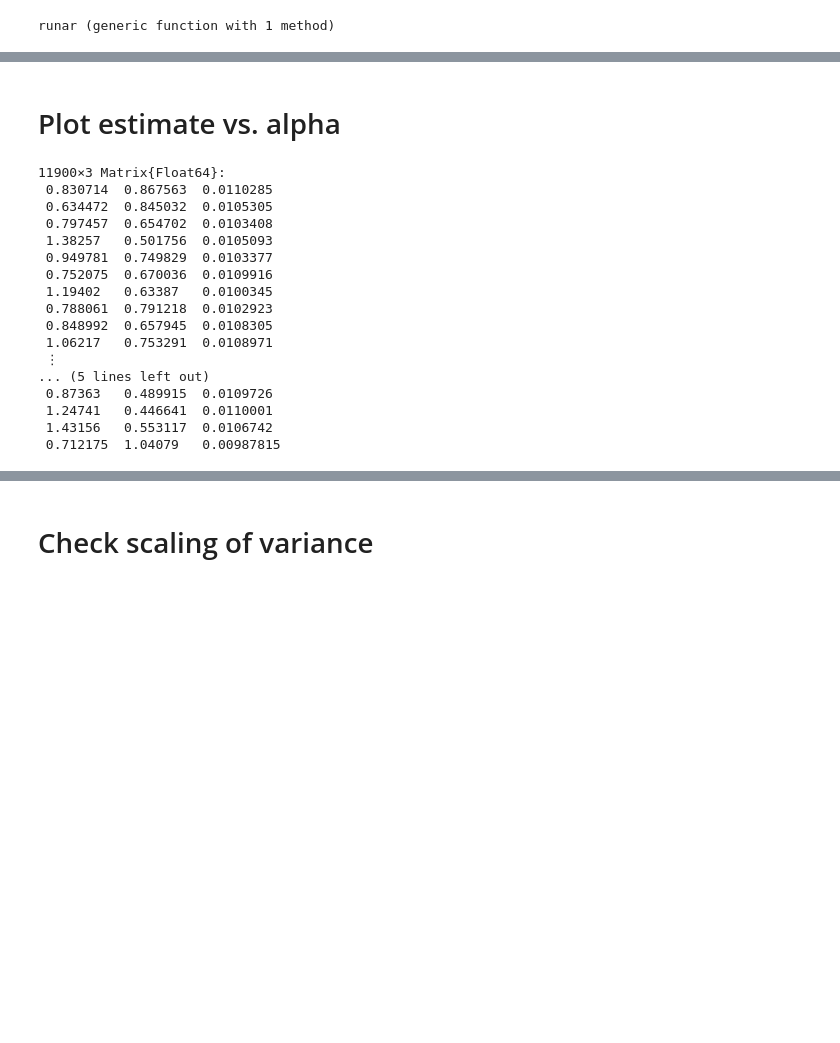
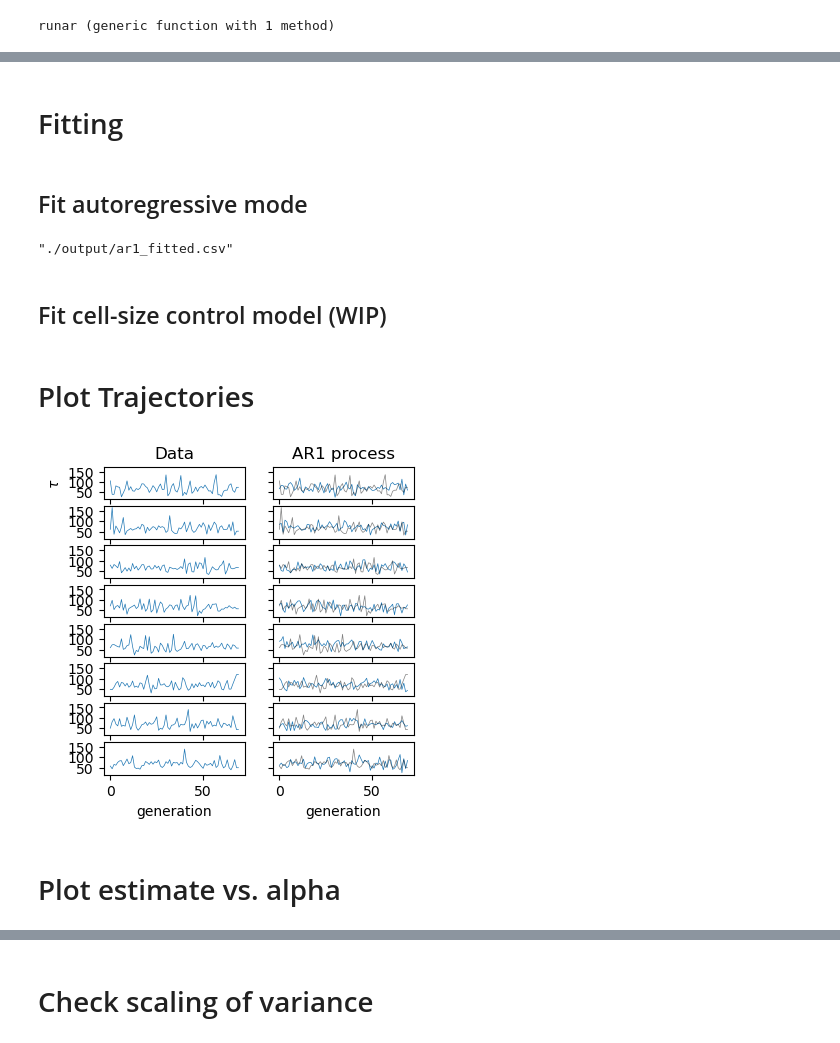
Before and after one commit to elevien/LDPrediction, a Jupyter notebook: src/PAPER_mothermachine.ipynb, the cells around one changed output, grey strips where cells are left out. Cells and saved outputs as stored; diff of their text form; code cells hidden in the pictures; blank space fills up the shorter version.

```diff
--- a/src/PAPER_mothermachine.ipynb
+++ b/src/PAPER_mothermachine.ipynb
@@ -45,7 +23,0 @@ data[:,:ϕ] = log.(data.s0) ./ data.gt;
-# %%
-
-y = Matrix(data[data.lineage .== 2,[:ϕ,:gt]]);
-L = length(y[:,1])
-X = hcat(ones(L-1),y[1:L-1,:])
-b = X\y[2:end,:]
-b'*vcat(1,y[1,:])
@@ -110,27 +67,47 @@ fig
+# %% [markdown]
+# Fitting
+# %% [markdown]
+## Fit autoregressive mode
+# %%
+
+y = Matrix(data[data.lineage .== 50,[:gt]]);
+L = length(y[:,1])
+M = 70
+θ_fit = fitar(y);
+times = runar(y[1,:],θ_fit,L*M);
+n = vcat([collect(1:L) for k in 1:M]...);
+lineages = vcat([ones(L)*k for k in 1:M]...);
+ar1 = DataFrame((lineage=lineages,gt = times[:,1],t=cumsum( times[:,1]),n=n));
+ar1.t = vcat([ar1[ar1.lineage .==l,:t] .- ar1[ar1.lineage .==l,:t][1] for l in unique(ar1.lineage)]...);
+
+#θ_fit = @set θ_fit.b[2,1] = 0;
+ar1
+CSV.write("./output/ar1_fitted.csv",ar1)
+# %% [output]
+"./output/ar1_fitted.csv"
+# %% [markdown]
+## Fit cell-size control model (WIP)
+# %% [markdown]
+# Plot Trajectories
+# %%
+nrows = 8
+fig, axs= subplots(figsize=(4,4),ncols = 2,nrows=nrows,sharex=true,sharey=true)
+
+for l in  1:nrows
+    ax = axs[l-1,1]
+    ax.plot(ar1[ar1.lineage .== l,:gt],"-",lw=0.5)
+    ax.plot(data[data.lineage .== l,:gt],"k-",alpha=0.5,lw=0.5)
+
+    ax = axs[l-1,0]
+    ax.plot(data[data.lineage .== l,:gt],"-",lw=0.5)
+end
+axs[0,0].set_title("Data")
+axs[0,0].set_ylabel(L"$\tau$")
+axs[-1,0].set_xlabel("generation")
+axs[-1,1].set_xlabel("generation")
+axs[0,1].set_title("AR1 process")
+fig
+# %% [output]
+[figure, added]
 # %% [markdown]
 # Plot estimate vs. alpha
-# %%
-# need to make function that takes these as input, fits AR and returns data frame with t values needed to scaling
-labels = [:gt,:y,:gr]
-
-y = Matrix(data[data.lineage .== 2,[:gt,:y,:gr]]);
-θ_fit = fitar(y)
-yp = runar(y[1,:],θ_fit,170*length(y[:,1]))
-# %% [output]
-11900×3 Matrix{Float64}:
- 0.830714  0.867563  0.0110285
- 0.634472  0.845032  0.0105305
- 0.797457  0.654702  0.0103408
- 1.38257   0.501756  0.0105093
- 0.949781  0.749829  0.0103377
- 0.752075  0.670036  0.0109916
- 1.19402   0.63387   0.0100345
- 0.788061  0.791218  0.0102923
- 0.848992  0.657945  0.0108305
- 1.06217   0.753291  0.0108971
- ⋮
-... (5 lines left out)
- 0.87363   0.489915  0.0109726
- 1.24741   0.446641  0.0110001
- 1.43156   0.553117  0.0106742
- 0.712175  1.04079   0.00987815
```
Also changed, not shown: parts of 15 cells of this notebook, 3 other files.
